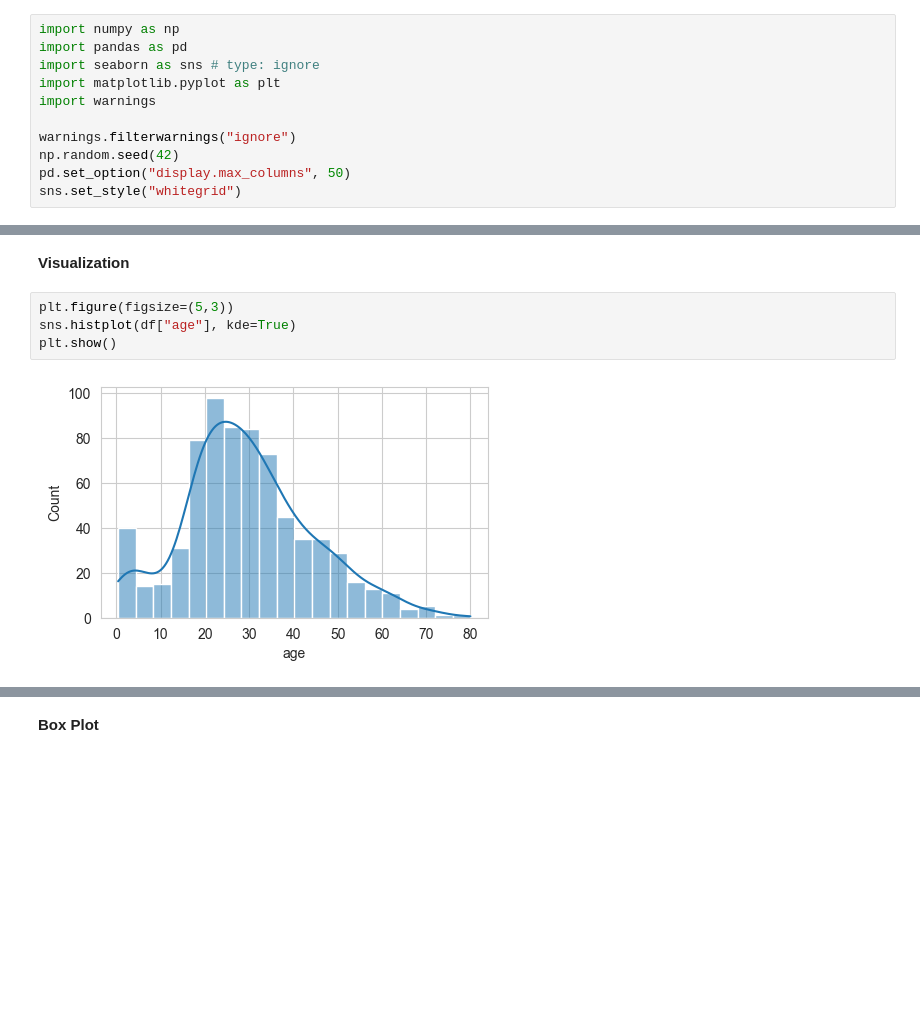
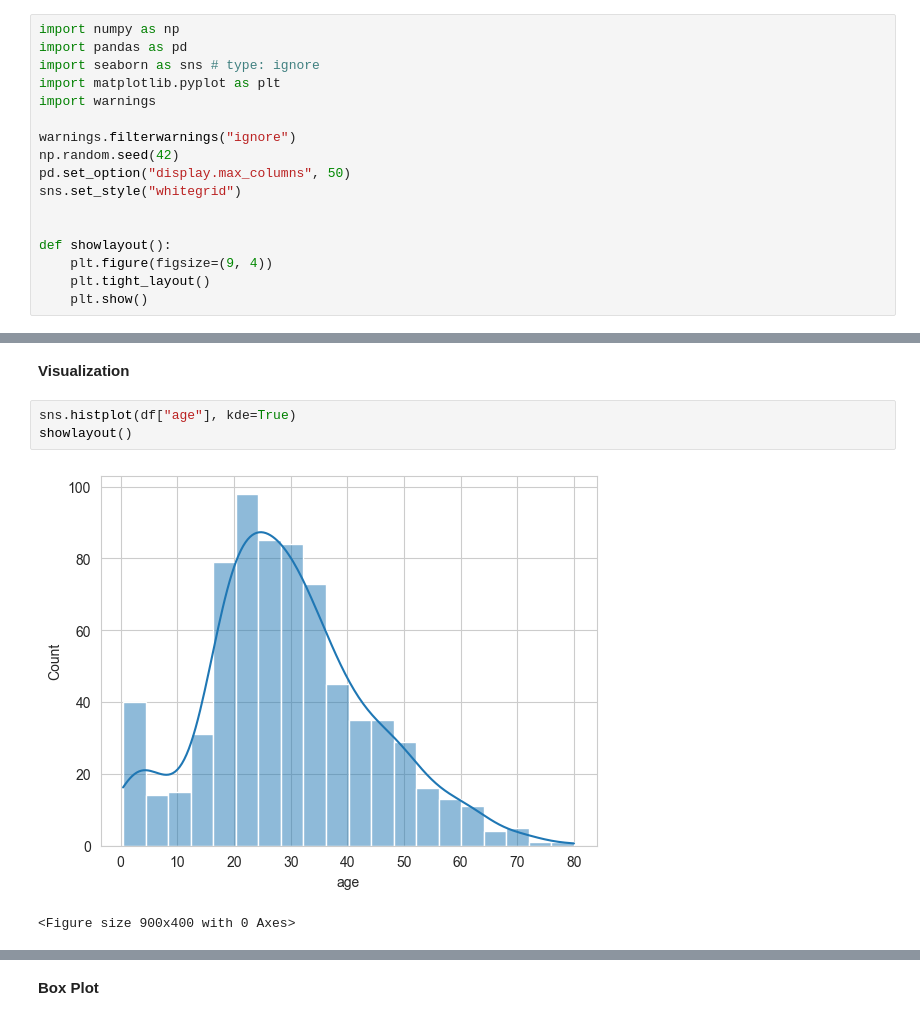
Before and after one commit to th3realAyo/Machine-Learning-Bootcamp, a Jupyter notebook: CSV-Excel/05_Univariate_Analysis.ipynb, the cells around one changed output, grey strips where cells are left out. Cells and saved outputs as stored; diff of their text form; blank space fills up the shorter version.

Commit message:
Refactor plotting code to use a shared showlayout function

```diff
--- a/CSV-Excel/05_Univariate_Analysis.ipynb
+++ b/CSV-Excel/05_Univariate_Analysis.ipynb
@@ -11,6 +11,12 @@ warnings.filterwarnings("ignore")
 np.random.seed(42)
 pd.set_option("display.max_columns", 50)
 sns.set_style("whitegrid")
+
+
+def showlayout():
+    plt.figure(figsize=(9, 4))
+    plt.tight_layout()
+    plt.show()
 # %%
 df = pd.read_csv(
     r"C:\Users\AYO_AYO\Desktop\Machine-Learning-Bootcamp\CSV-Excel\Datasets\titanic_dataset.csv")
@@ -191,10 +197,10 @@ dtype: float64
 # %% [markdown]
 **Visualization**
 # %%
-plt.figure(figsize=(5,3))
 sns.histplot(df["age"], kde=True)
-plt.show()
+showlayout()
 # %% [output]
-[figure, old version]
+[figure, new version]
+<Figure size 900x400 with 0 Axes>
 # %%
 for col in df[num_cols]:
```
Also changed, not shown: parts of 6 cells of this notebook, 1 other file.
